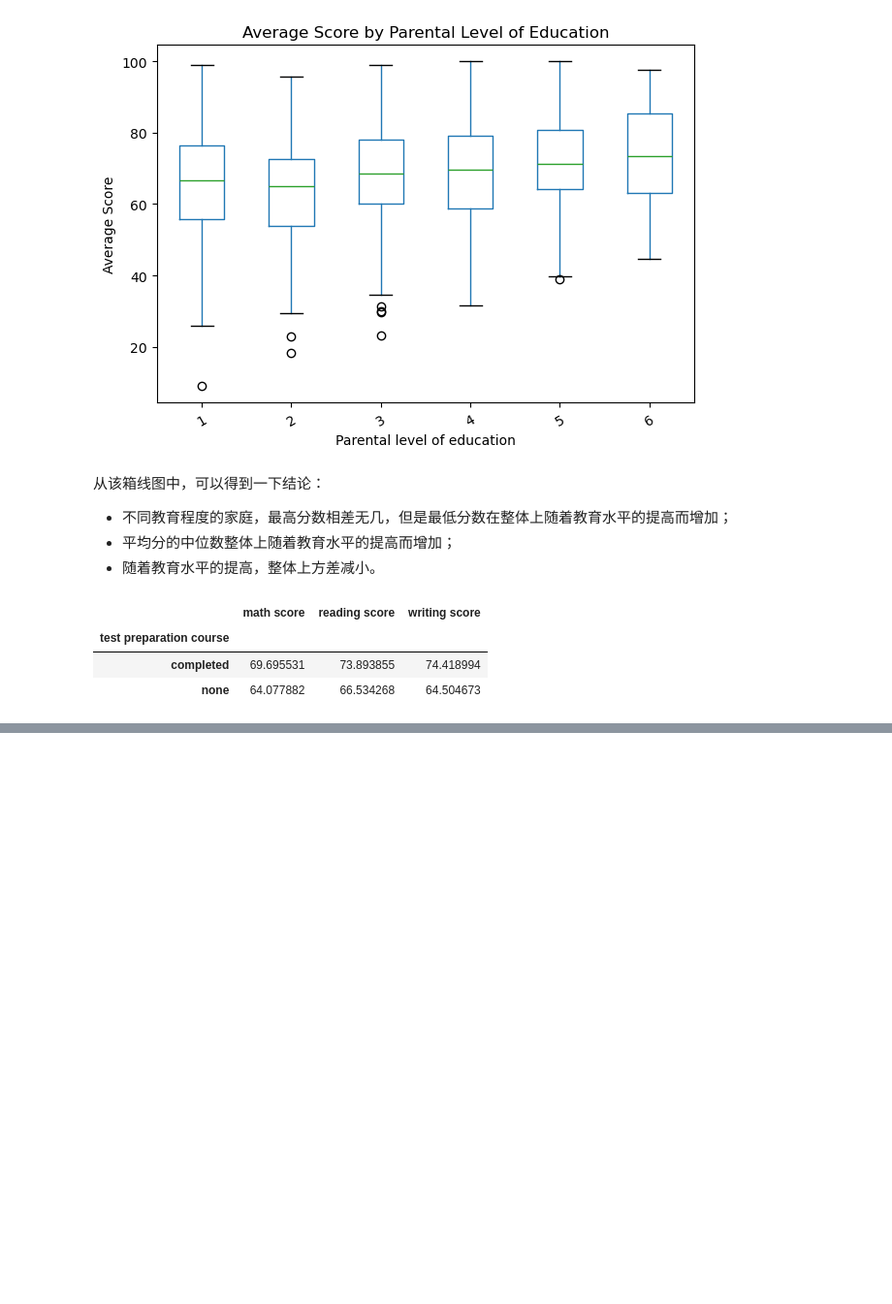
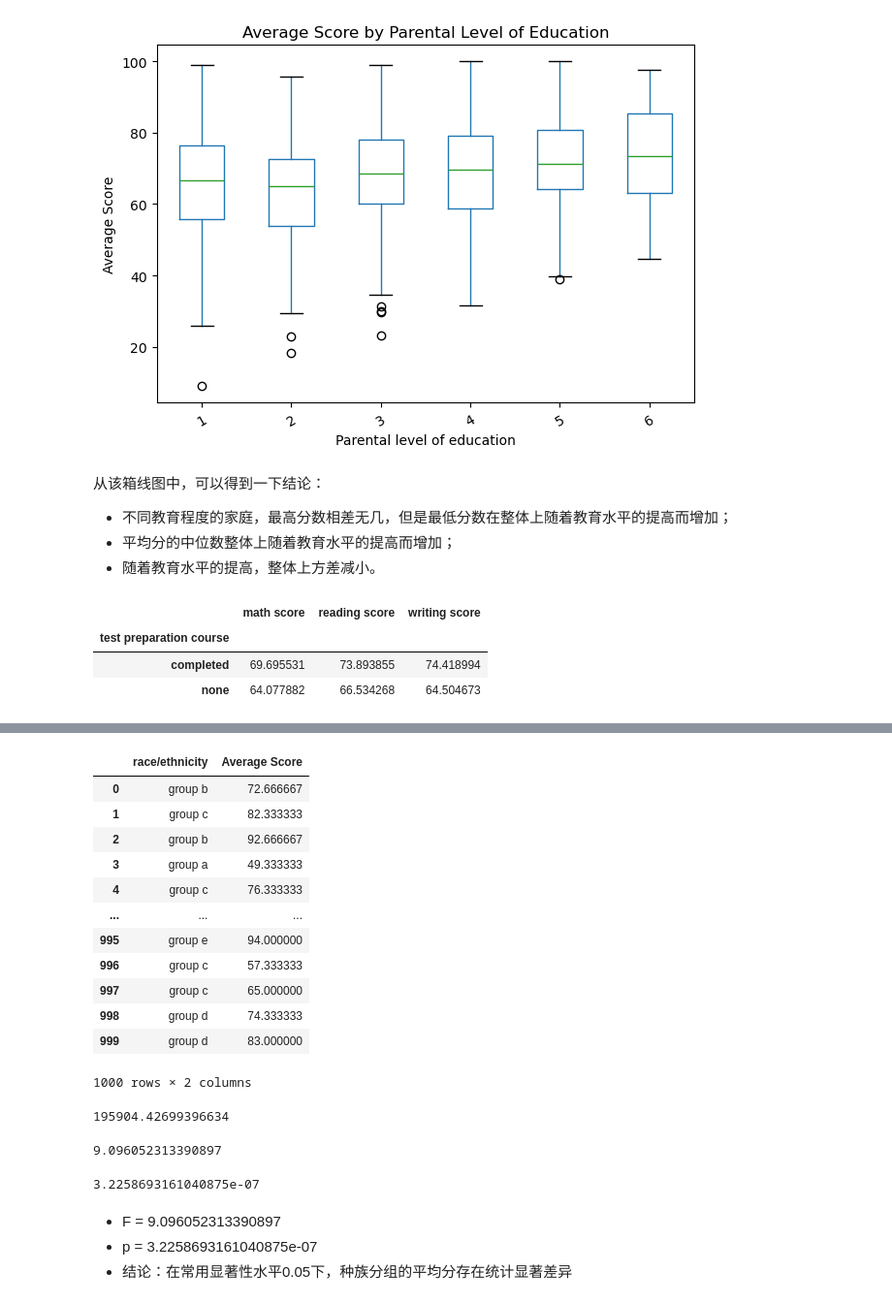
Before and after one commit to 537220y/data-science, a Jupyter notebook: project1/1.ipynb, the cells around one changed output, grey strips where cells are left out. Shown at 97% size. Drawn from its saved outputs; the diff is of its cells as text; code cells hidden in the pictures; blank space fills up the shorter version.

```diff
--- a/project1/1.ipynb
+++ b/project1/1.ipynb
@@ -210,0 +255,39 @@ print(sys.executable)
+# %%
+df_S2 = df[["race/ethnicity","Average Score"]]
+df_S2
+# %% [output]
+|  | race/ethnicity | Average Score |
+| 0 | group b | 72.666667 |
+| 1 | group c | 82.333333 |
+| 2 | group b | 92.666667 |
+| 3 | group a | 49.333333 |
+| 4 | group c | 76.333333 |
+| ... | ... | ... |
+| 995 | group e | 94.000000 |
+| 996 | group c | 57.333333 |
+| 997 | group c | 65.000000 |
+| 998 | group d | 74.333333 |
+| 999 | group d | 83.000000 |
+1000 rows × 2 columns
+# %%
+SSW = df_S2.groupby("race/ethnicity").apply(lambda d: ((d["Average Score"] - d["Average Score"].mean())**2).sum()).sum()
+print(SSW)
+# %% [output]
+195904.42699396634
+# %%
+MSB = SSB/(5-1)
+MSW = SSW/(1000 - 5)
+F = MSB/MSW
+print(F)
+# %% [output]
+9.096052313390897
+# %%
+import scipy.stats as st
+p = st.f.sf(F,4,995)
+print(p)
+# %% [output]
+3.2258693161040875e-07
+# %% [markdown]
+- F = 9.096052313390897
+- p = 3.2258693161040875e-07
+- 结论：在常用显著性水平0.05下，种族分组的平均分存在统计显著差异
```
Also changed, not shown: parts of 6 cells of this notebook.
